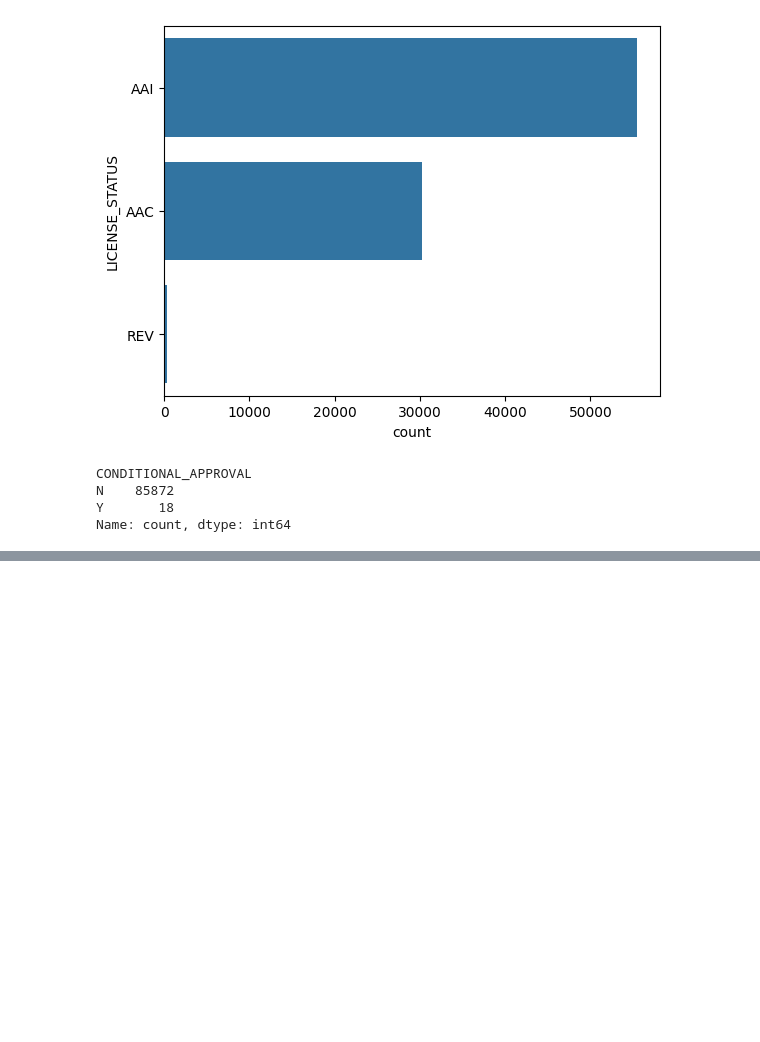
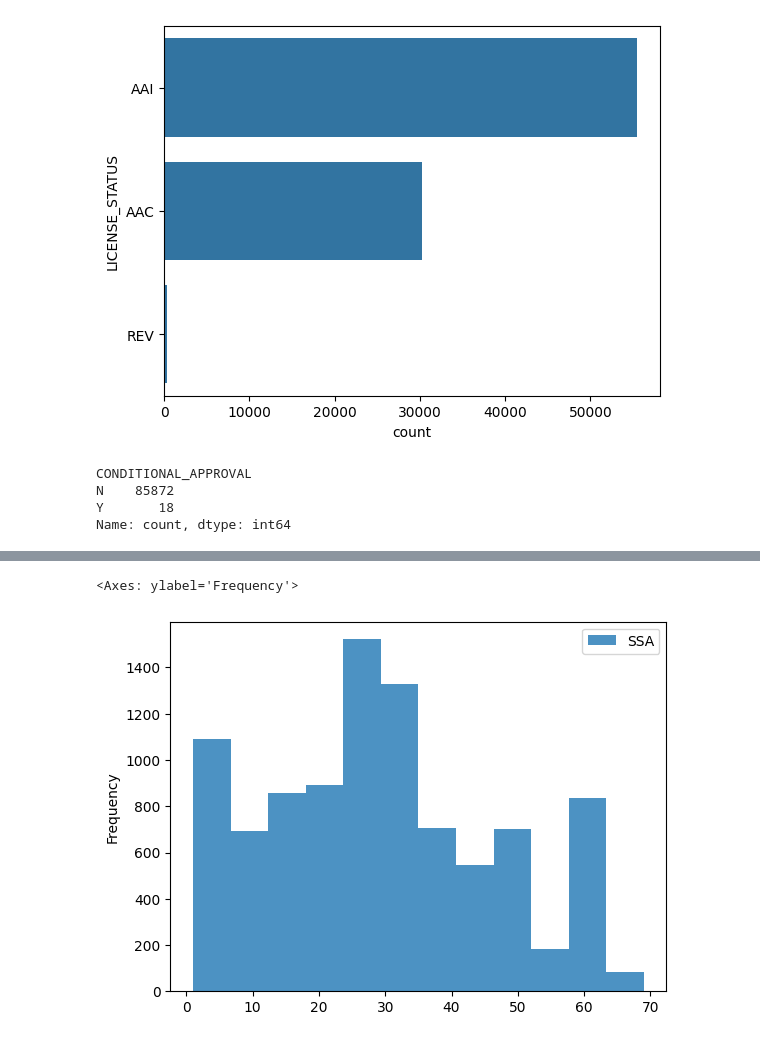
Before and after one commit to Sodz99/License_Classifier, a Jupyter notebook: License_v1.ipynb, the cells around one changed output, grey strips where cells are left out. Saved outputs shown, nothing was run; the diff lists cells and outputs as text; code cells hidden in the pictures; blank space fills up the shorter version.

```diff
--- a/License_v1.ipynb
+++ b/License_v1.ipynb
@@ -205,0 +309,3 @@ Name: count, dtype: int64
+# %%
+pdf['ZIP_CODE'].fillna(-1, inplace=True)
+pdf['ZIP_CODE_MISSING'] = pdf.apply(lambda x: 1 if x['ZIP_CODE'] == -1 else 0, axis=1)
@@ -205,0 +319,5 @@ Name: count, dtype: int64
+# %%
+pdf[['SSA']].plot.hist(bins=12, alpha=0.8)
+# %% [output]
+<Axes: ylabel='Frequency'>
+[figure, added]
```
Also changed, not shown: parts of 11 cells of this notebook.
